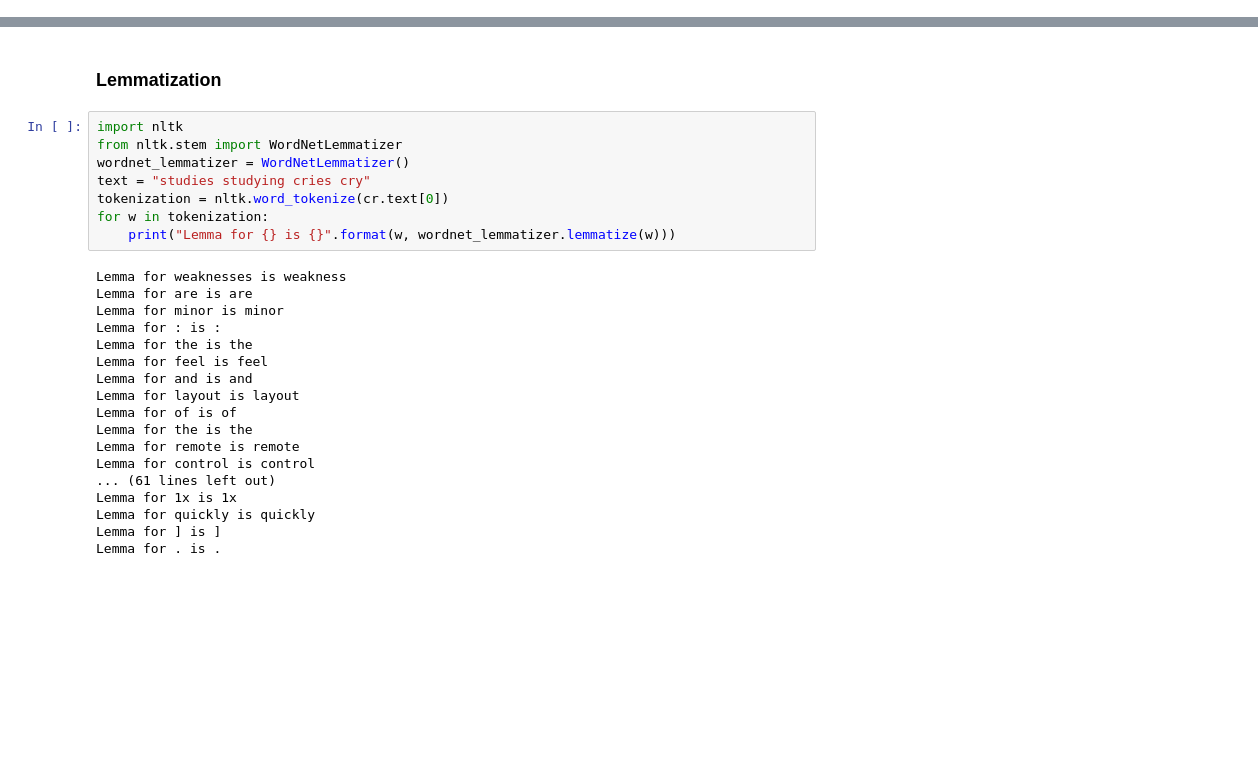
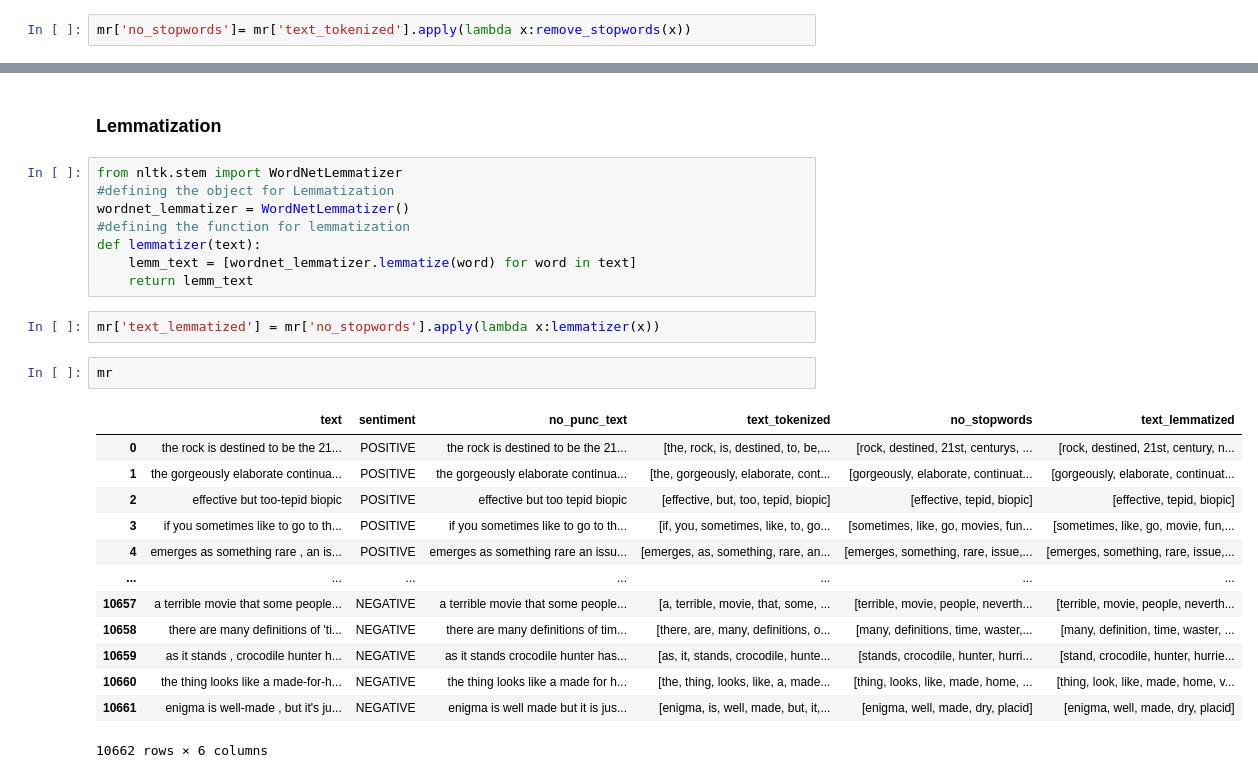
Before and after one commit to md-zaki/CZ4034_IR_Group_Project, a Jupyter notebook: preprocess.ipynb, the cells around one changed output, grey strips where cells are left out. Cells and saved outputs as stored; diff of their text form; blank space fills up the shorter version.

```diff
--- a/preprocess.ipynb
+++ b/preprocess.ipynb
@@ -84,0 +315,2 @@ words
+# %%
+mr['no_stopwords']= mr['text_tokenized'].apply(lambda x:remove_stopwords(x))
@@ -85,28 +326,28 @@ words
 # %% [markdown]
 ### Lemmatization
-# %%
-import nltk
-from nltk.stem import WordNetLemmatizer
-wordnet_lemmatizer = WordNetLemmatizer()
-text = "studies studying cries cry"
-tokenization = nltk.word_tokenize(cr.text[0])
-for w in tokenization:
-    print("Lemma for {} is {}".format(w, wordnet_lemmatizer.lemmatize(w)))
-# %% [output]
-Lemma for weaknesses is weakness
-Lemma for are is are
-Lemma for minor is minor
-Lemma for : is :
-Lemma for the is the
-Lemma for feel is feel
-Lemma for and is and
-Lemma for layout is layout
-Lemma for of is of
-Lemma for the is the
-Lemma for remote is remote
-Lemma for control is control
-... (61 lines left out)
-Lemma for 1x is 1x
-Lemma for quickly is quickly
-Lemma for ] is ]
-Lemma for . is .
+# %%
+from nltk.stem import WordNetLemmatizer
+#defining the object for Lemmatization
+wordnet_lemmatizer = WordNetLemmatizer()
+#defining the function for lemmatization
+def lemmatizer(text):
+    lemm_text = [wordnet_lemmatizer.lemmatize(word) for word in text]
+    return lemm_text
+# %%
+mr['text_lemmatized'] = mr['no_stopwords'].apply(lambda x:lemmatizer(x))
+# %%
+mr
+# %% [output]
+|  | text | sentiment | no_punc_text | text_tokenized | no_stopwords | text_lemmatized |
+| 0 | the rock is destined to be the 21... | POSITIVE | the rock is destined to be the 21... | [the, rock, is, destined, to, be,... | [rock, destined, 21st, centurys, ... | [rock, destined, 21st, century, n... |
+| 1 | the gorgeously elaborate continua... | POSITIVE | the gorgeously elaborate continua... | [the, gorgeously, elaborate, cont... | [gorgeously, elaborate, continuat... | [gorgeously, elaborate, continuat... |
+| 2 | effective but too-tepid biopic | POSITIVE | effective but too tepid biopic | [effective, but, too, tepid, biopic] | [effective, tepid, biopic] | [effective, tepid, biopic] |
+| 3 | if you sometimes like to go to th... | POSITIVE | if you sometimes like to go to th... | [if, you, sometimes, like, to, go... | [sometimes, like, go, movies, fun... | [sometimes, like, go, movie, fun,... |
+| 4 | emerges as something rare , an is... | POSITIVE | emerges as something rare an issu... | [emerges, as, something, rare, an... | [emerges, something, rare, issue,... | [emerges, something, rare, issue,... |
+| ... | ... | ... | ... | ... | ... | ... |
+| 10657 | a terrible movie that some people... | NEGATIVE | a terrible movie that some people... | [a, terrible, movie, that, some, ... | [terrible, movie, people, neverth... | [terrible, movie, people, neverth... |
+| 10658 | there are many definitions of 'ti... | NEGATIVE | there are many definitions of tim... | [there, are, many, definitions, o... | [many, definitions, time, waster,... | [many, definition, time, waster, ... |
+| 10659 | as it stands , crocodile hunter h... | NEGATIVE | as it stands crocodile hunter has... | [as, it, stands, crocodile, hunte... | [stands, crocodile, hunter, hurri... | [stand, crocodile, hunter, hurrie... |
+| 10660 | the thing looks like a made-for-h... | NEGATIVE | the thing looks like a made for h... | [the, thing, looks, like, a, made... | [thing, looks, like, made, home, ... | [thing, look, like, made, home, v... |
+| 10661 | enigma is well-made , but it's ju... | NEGATIVE | enigma is well made but it is jus... | [enigma, is, well, made, but, it,... | [enigma, well, made, dry, placid] | [enigma, well, made, dry, placid] |
+10662 rows × 6 columns
```
Also changed, not shown: parts of 38 cells of this notebook.
